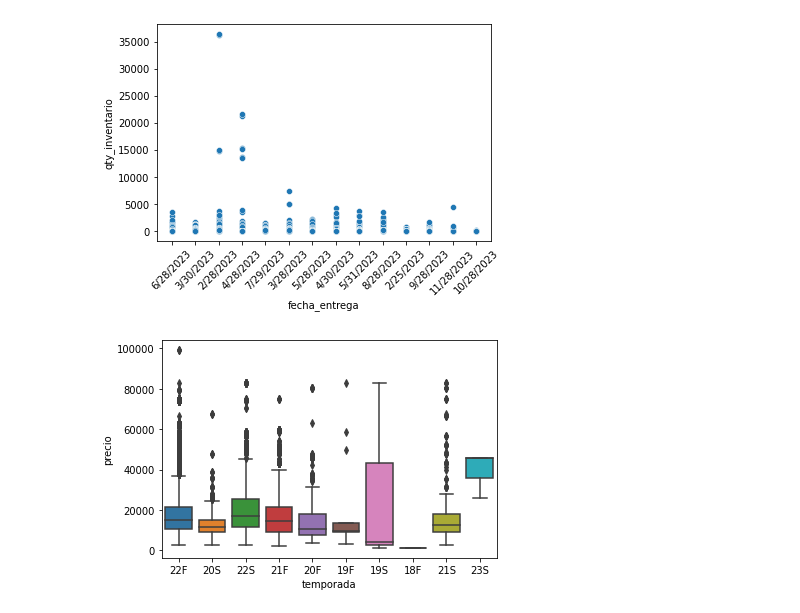
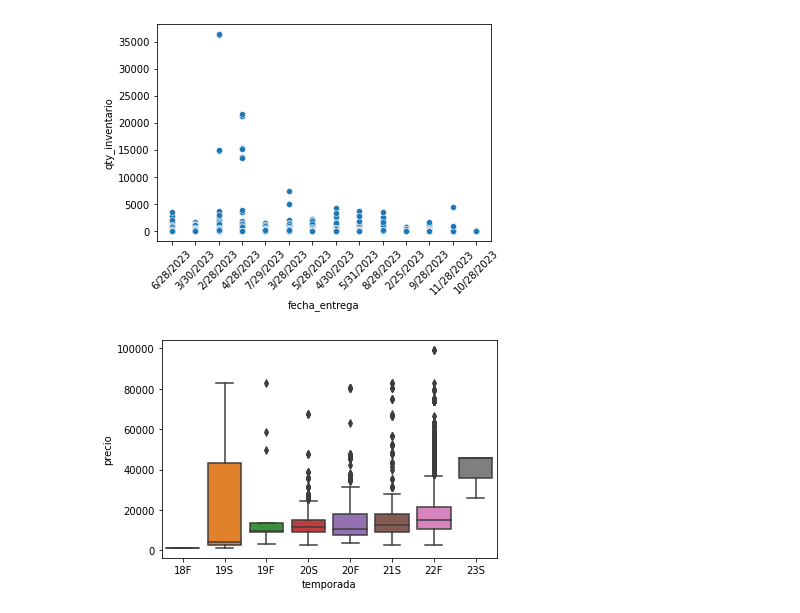
Before and after one commit to JuanMMaldonado/Coder-Data-Science, a Jupyter notebook: Desafio3_MaldonadoMamaniCardenas.ipynb, the cells around one changed output. Cells and saved outputs as stored; diff of their text form; code cells hidden in the pictures.

```diff
--- a/Desafio3_MaldonadoMamaniCardenas.ipynb
+++ b/Desafio3_MaldonadoMamaniCardenas.ipynb
@@ -238,9 +248,9 @@ plt.xticks(rotation = 45)
 # %%
 ### -------- D -------- ###
 #PREGUNTA 7: COMO VARIA DEL PRECIO DE LOS ARTICULOS DE ACUERDO A LAS TEMPORADAS DEL AÑO?
 #El siguiente grafico nos muestra como fueron variando los precios por temporada. Vemos las diferencia de precios que tuvieron cada temporada entre si y el valor máximo que llago la ultima temporada (22f)
 
 #Boxplot
-ax = sns.boxplot(x="temporada", y="precio", data=df)
+ax = sns.boxplot(x="temporada", y="precio", data=df, order=["18F","19S","19F","20S","20F","21S","22F","23S"])
 # %% [output]
-[figure, old version]
+[figure, new version]
```
Also changed, not shown: parts of 2 cells of this notebook.
